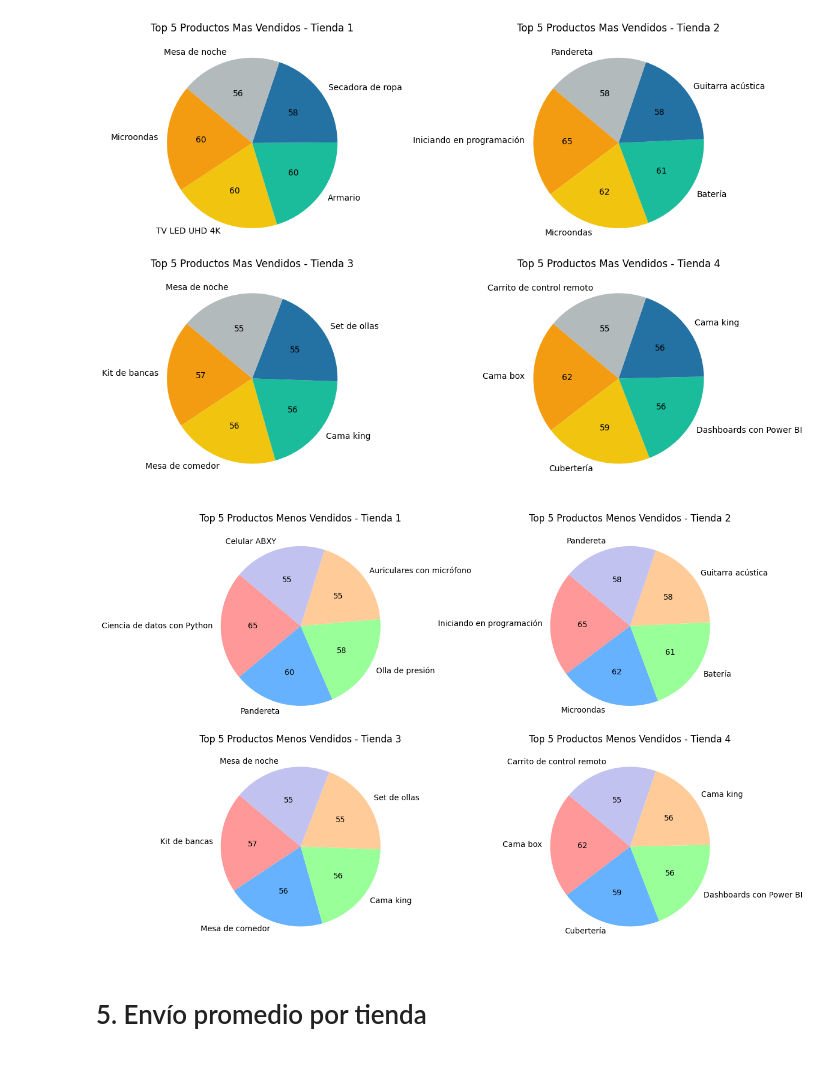
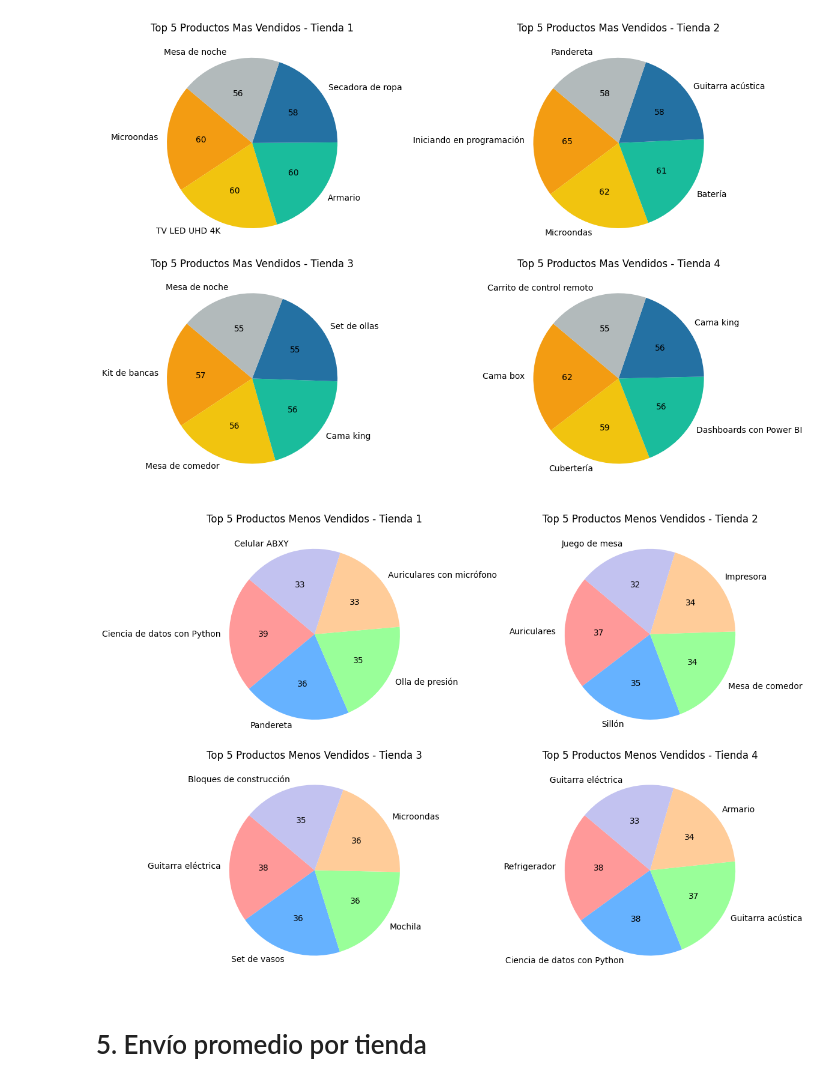
Before and after one commit to jeshua2829/1erDesafioPython, a Jupyter notebook: AluraStoreLatam.ipynb, the cells around one changed output. Saved outputs shown, nothing was run; the diff lists cells and outputs as text; code cells hidden in the pictures.

```diff
--- a/AluraStoreLatam.ipynb
+++ b/AluraStoreLatam.ipynb
@@ -310,38 +357,38 @@ import matplotlib.pyplot as plt
 
 colors = ['#FF9999', '#66B2FF', '#99FF99', '#FFCC99', '#C2C2F0']
 
 def mostrar_valor(pct, valores):
     total = sum(valores)
     valor = int(round(pct * total / 100.0))
     return f"{valor}"
 
 fig, axs = plt.subplots(2, 2, figsize=(12, 8))
 
 axs[0, 0].pie(NoTop5_T1.values, labels=NoTop5_T1.index,
-              autopct=lambda pct: mostrar_valor(pct, Top5_T1.values),
+              autopct=lambda pct: mostrar_valor(pct, NoTop5_T1.values),
               colors=colors, startangle=140)
 axs[0, 0].set_title("Top 5 Productos Menos Vendidos - Tienda 1")
 
 axs[0, 1].pie(NoTop5_T2.values, labels=NoTop5_T2.index,
-              autopct=lambda pct: mostrar_valor(pct, Top5_T2.values),
+              autopct=lambda pct: mostrar_valor(pct, NoTop5_T2.values),
               colors=colors, startangle=140)
 axs[0, 1].set_title("Top 5 Productos Menos Vendidos - Tienda 2")
 
 axs[1, 0].pie(NoTop5_T3.values, labels=NoTop5_T3.index,
-              autopct=lambda pct: mostrar_valor(pct, Top5_T3.values),
+              autopct=lambda pct: mostrar_valor(pct, NoTop5_T3.values),
               colors=colors, startangle=140)
 axs[1, 0].set_title("Top 5 Productos Menos Vendidos - Tienda 3")
 
 axs[1, 1].pie(NoTop5_T4.values, labels=NoTop5_T4.index,
-              autopct=lambda pct: mostrar_valor(pct, Top5_T4.values),
+              autopct=lambda pct: mostrar_valor(pct, NoTop5_T4.values),
               colors=colors, startangle=140)
 axs[1, 1].set_title("Top 5 Productos Menos Vendidos - Tienda 4")
 
 plt.tight_layout()
 plt.savefig("NoTop5_Tiendas.png", dpi=300)
 plt.show()
 # %% [output]
-[figure, old version]
+[figure, new version]
 # %% [markdown]
 # 5. Envío promedio por tienda
 # %%
```
Also changed, not shown: parts of 11 cells of this notebook.
